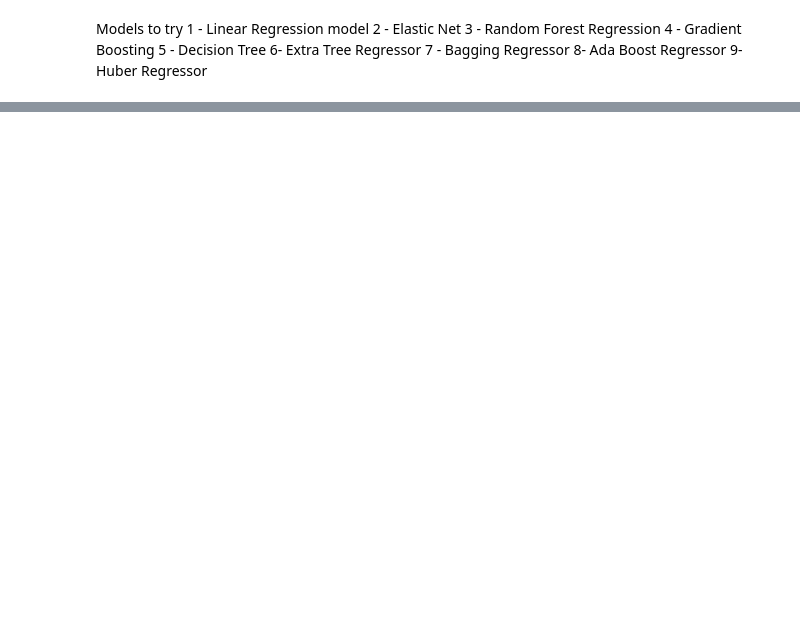
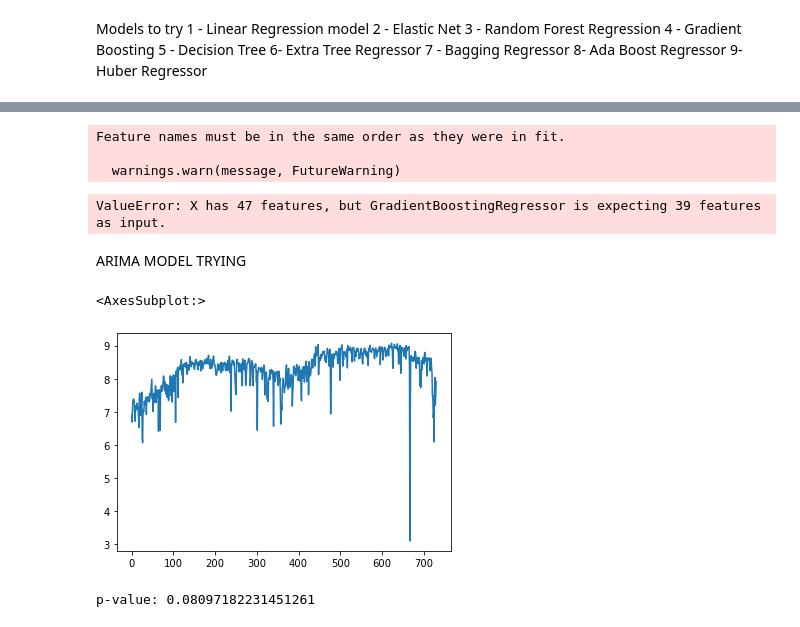
Before and after one commit to karlakum/Capstone-Two-Project, a Jupyter notebook: Notebooks/Bike - Preprocessing and Modeling.ipynb, the cells around one changed output, grey strips where cells are left out. Saved outputs shown, nothing was run; the diff lists cells and outputs as text; code cells hidden in the pictures; blank space fills up the shorter version.

```diff
--- a/Notebooks/Bike - Preprocessing and Modeling.ipynb
+++ b/Notebooks/Bike - Preprocessing and Modeling.ipynb
@@ -225,0 +369,19 @@ NameError: name 'model' is not defined
+# %%
+# average temp, hum, and windspeed in Philly were successively 0.50, 0.0, 0.123
+##source: https://en.climate-data.org/north-america/united-states-of-america/pennsylvania/philadelphia-1690/t/january-1/
+phily_cnt = predict_increase(['temp', 'hum', 'windspeed'], [0.16, - 0.8, 0.037])
+# %% [output]
+Feature names must be in the same order as they were in fit.
+
+  warnings.warn(message, FutureWarning)
+ValueError: X has 47 features, but GradientBoostingRegressor is expecting 39 features as input.
+# %% [markdown]
+ARIMA MODEL TRYING
+# %%
+#making a plot by looking at the bike rental count only
+df2 = np.log(df1.cnt)
+
+df2.plot()
+# %% [output]
+<AxesSubplot:>
+[figure, added]
@@ -225,0 +393,8 @@ NameError: name 'model' is not defined
+# %%
+from statsmodels.tsa.stattools import adfuller
+
+# proving that our data is non-stationary
+adf_test = adfuller(df2_train)
+print(f'p-value: {adf_test[1]}')
+# %% [output]
+p-value: 0.08097182231451261
```
Also changed, not shown: parts of 38 cells of this notebook.
